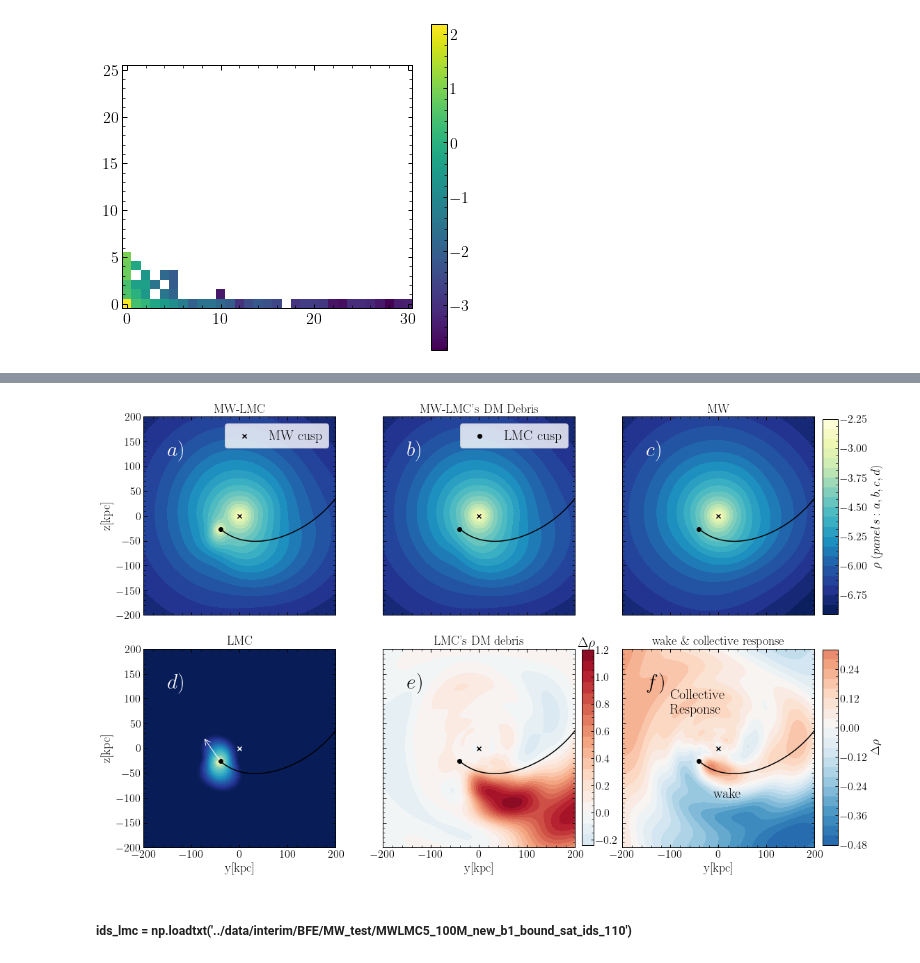
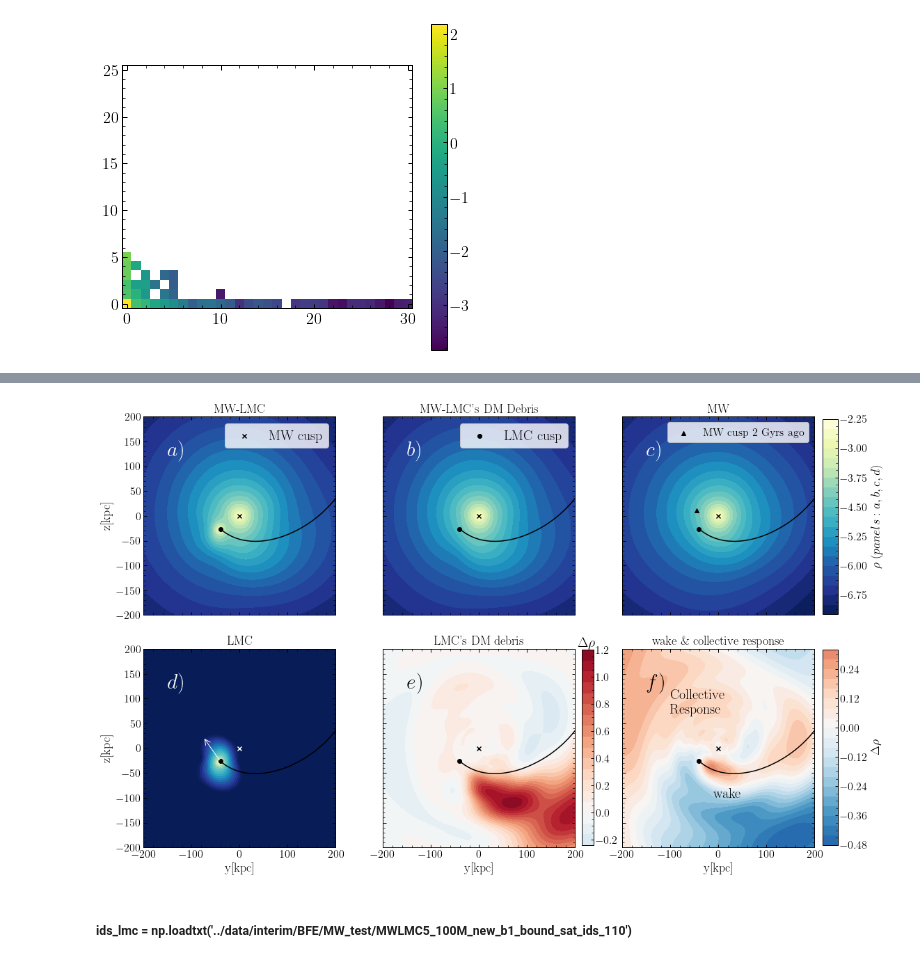
Before and after one commit to jngaravitoc/MW-LMC-SCF, a Jupyter notebook: notebooks/figure1.ipynb, the cells around one changed output, grey strips where cells are left out. Drawn from its saved outputs; the diff is of its cells as text; code cells hidden in the pictures.

Commit message:
updated Fig 1 plot with debris

```diff
--- a/notebooks/figure1.ipynb
+++ b/notebooks/figure1.ipynb
@@ -251,34 +254,36 @@ ax[1][2].scatter(0, 0, c='k', marker='x')
 ax[0][0].legend()
 ax[0][1].legend()
 
 ax[0][0].set_title('MW-LMC')
 ax[0][1].set_title("MW-LMC's DM Debris")
 ax[0][2].set_title('MW')
 ax[1][0].set_title('LMC')
 ax[1][1].set_title("LMC's DM debris")
 ax[1][2].set_title('wake \& collective response')
 
 
 ax[1][2].text(-10, -100, 'wake', color='k', fontsize=20)
 ax[1][2].text(-100, 100, 'Collective', color='k', fontsize=20)
 ax[1][2].text(-100, 70, 'Response', color='k', fontsize=20)
 
+ax[0][2].scatter(-orbit[110, 1], -orbit[110, 2], c='k', marker='^', label='MW cusp 2 Gyrs ago')
+ax[0][2].legend(fontsize=16)
 
 ax[1][0].annotate('', xy=(lmc_wrt_mw[109,1], lmc_wrt_mw[109,2]),  xycoords='data',
         xytext=(lmc_wrt_mw[119,1], lmc_wrt_mw[119,2]), textcoords='data',
         arrowprops=dict(facecolor='white', arrowstyle='<-', color='white'))
 
 fig.tight_layout()
 
 savefig('fig1_v2.pdf', bbox_inches='tight')
 savefig('fig1_v2.png', bbox_inches='tight')
 
 #savefig('mw_lmc4_dens_bfe_v2.png', bbox_inches='tight')
 #savefig('mw_lmc4_dens_bfe_v2.pdf', bbox_inches='tight')
 
 ## Make sure the plots are square, and fix the colorbar size
 # %% [output]
-[figure, old version]
+[figure, new version]
 # %%
 text?
 # %% [markdown]
```
Also changed, not shown: parts of 1 cell of this notebook.
